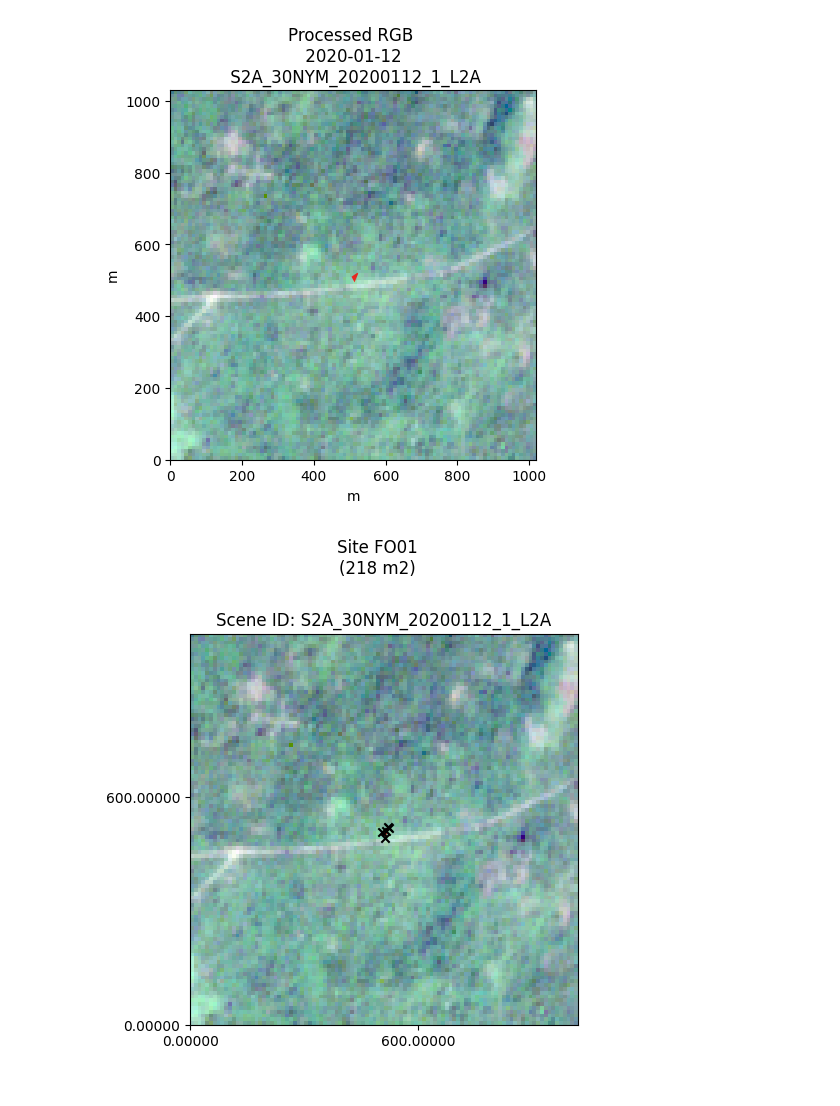
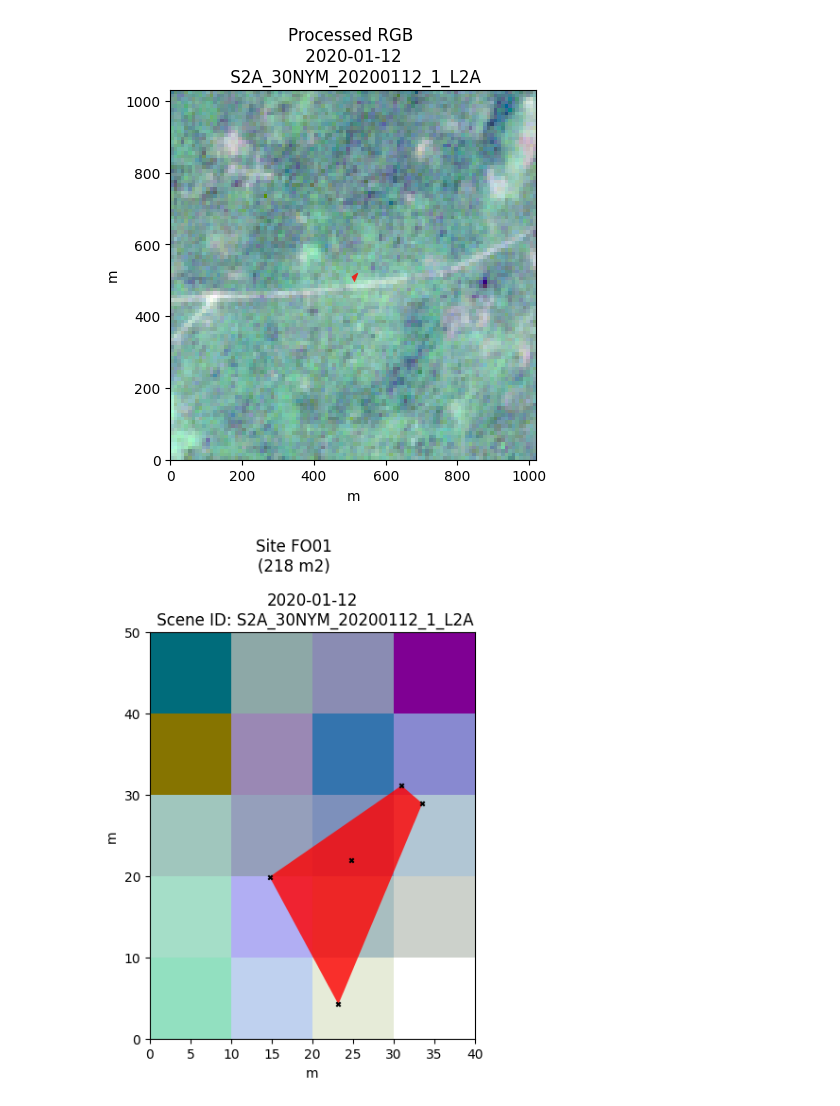
Before and after one commit to arthurgassner-synotis/forestero-skymap-poc, a Jupyter notebook: nb/4-sentinel-plot.ipynb, the cells around one changed output. Saved outputs shown, nothing was run; the diff lists cells and outputs as text; code cells hidden in the pictures.

```diff
--- a/nb/4-sentinel-plot.ipynb
+++ b/nb/4-sentinel-plot.ipynb
@@ -30,6 +30,6 @@ ss.plot(s.polygon, padding_m=500)
 # %% [output]
 [figure]
 # %%
-s.plot_over_scenes(padding_m=500)
+s.plot_over_scenes(padding_m=10)
 # %% [output]
-[figure, old version]
+[figure, new version]
```
Also changed, not shown: 3 other files.
